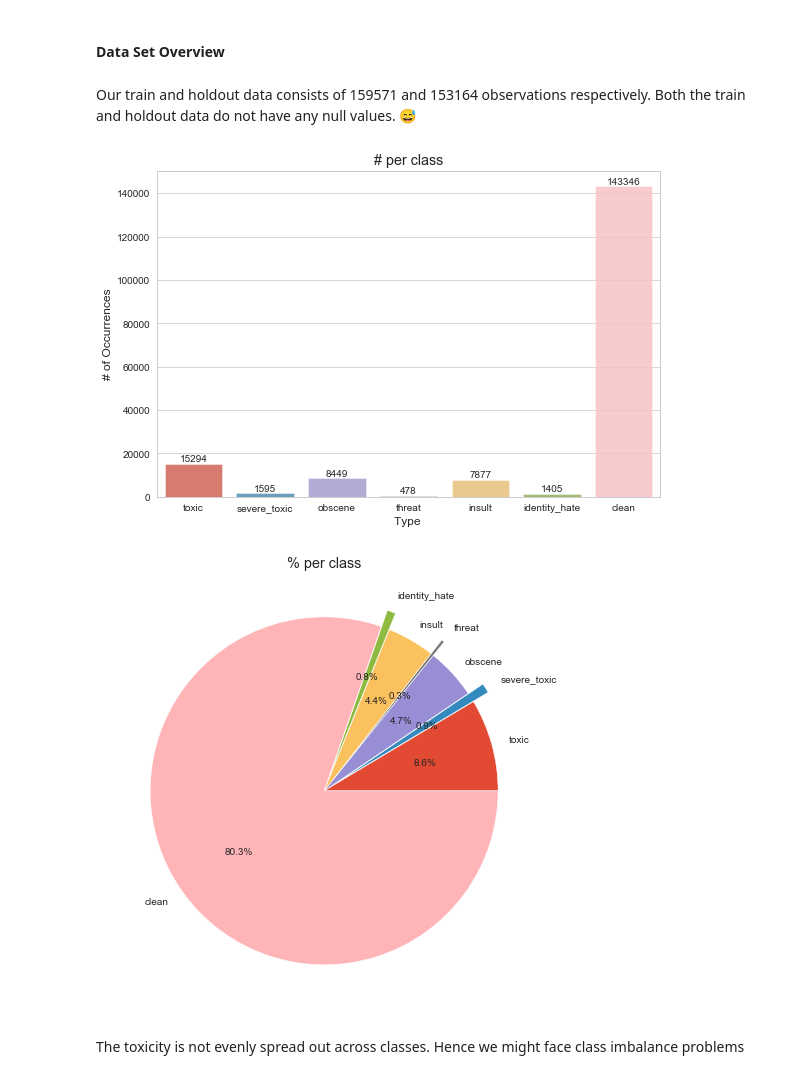
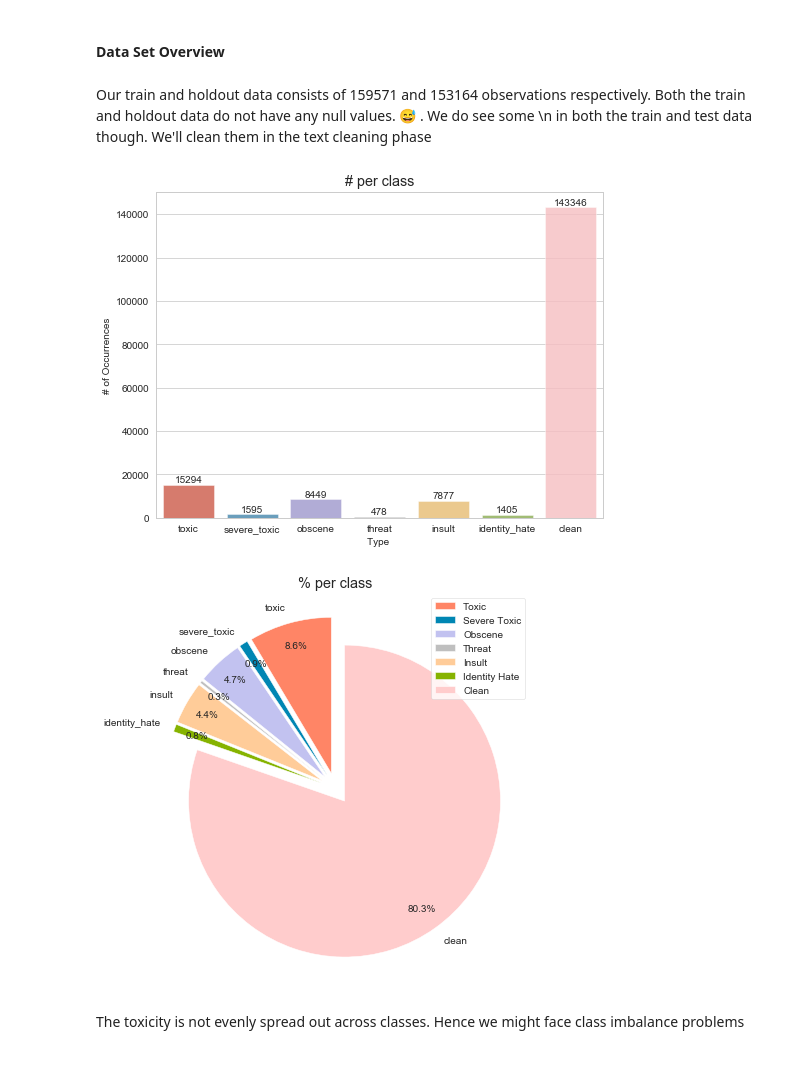
Before and after one commit to ishansoni22/UdacityML, a Jupyter notebook: ml_advance_capstone/notebook.ipynb, the cells around one changed output. Cells and saved outputs as stored; diff of their text form; code cells hidden in the pictures.

```diff
--- a/ml_advance_capstone/notebook.ipynb
+++ b/ml_advance_capstone/notebook.ipynb
@@ -123,7 +123,7 @@ None
 # %% [markdown]
 #### Data Set Overview
 # %% [markdown]
-Our train and holdout data consists of 159571 and 153164 observations respectively. Both the train and holdout data do not have any null values. 😅
+Our train and holdout data consists of 159571 and 153164 observations respectively. Both the train and holdout data do not have any null values. 😅 . We do see some \n in both the train and test data though. We'll clean them in the text cleaning phase
 # %%
 # Lets create a separate dataframe to perform EDA on
 
@@ -139,30 +139,37 @@ eda["clean"] = eda.iloc[:, 2:].apply(findClean, axis = 1)
 # %%
 # Lets study class imbalance
 
 x = eda.iloc[:, 2:].sum()
 #plot
-plt.figure(figsize = (9, 6))
+plt.figure(figsize = (8, 6))
 ax = sns.barplot(x.index, x.values, alpha = 0.8)
 plt.title("# per class")
-plt.ylabel('# of Occurrences', fontsize = 12)
-plt.xlabel('Type ', fontsize = 12)
+plt.ylabel('# of Occurrences', fontsize = 10)
+plt.xlabel('Type ', fontsize = 10)
 #adding the text labels
 rects = ax.patches
 labels = x.values
 for rect, label in zip(rects, labels):
     height = rect.get_height()
     ax.text(rect.get_x() + rect.get_width()/2, height + 5, label, ha = 'center', va = 'bottom')
 
-plt.show()
+plt.savefig('./images/ToxicityOccurences.png')
 # %% [output]
-[figure, old version]
+[figure, new version]
 # %%
-x.plot(kind = 'pie', explode = [0, 0.1, 0, 0.1, 0, 0.1, 0], figsize = (10, 8), autopct = '%1.1f%%', shadow = False)
+x.plot(kind = 'pie',
+       explode = [0.1, 0.1, 0.1, 0.1, 0.1, 0.1, 0.1],
+       figsize = (8, 6), autopct = '%1.1f%%',
+       shadow = False, pctdistance = 0.85, startangle = 90,
+       colors = ['#ff8566','#0086b3','#c2c2f0','#bfbfbf', '#ffcc99', '#86b300', '#ffcccc'])
 plt.title("% per class")
 plt.ylabel("")
-plt.show()
+plt.tight_layout()
+plt.legend(["Toxic", "Severe Toxic", "Obscene", "Threat", "Insult", "Identity Hate", "Clean"])
+
+plt.savefig('./images/ToxicityOccurencesPie.png')
 # %% [output]
-[figure, old version]
+[figure, new version]
 # %% [markdown]
 The toxicity is not evenly spread out across classes. Hence we might face class imbalance problems
 # %%
```
Also changed, not shown: parts of 27 cells of this notebook, 24 other files.
